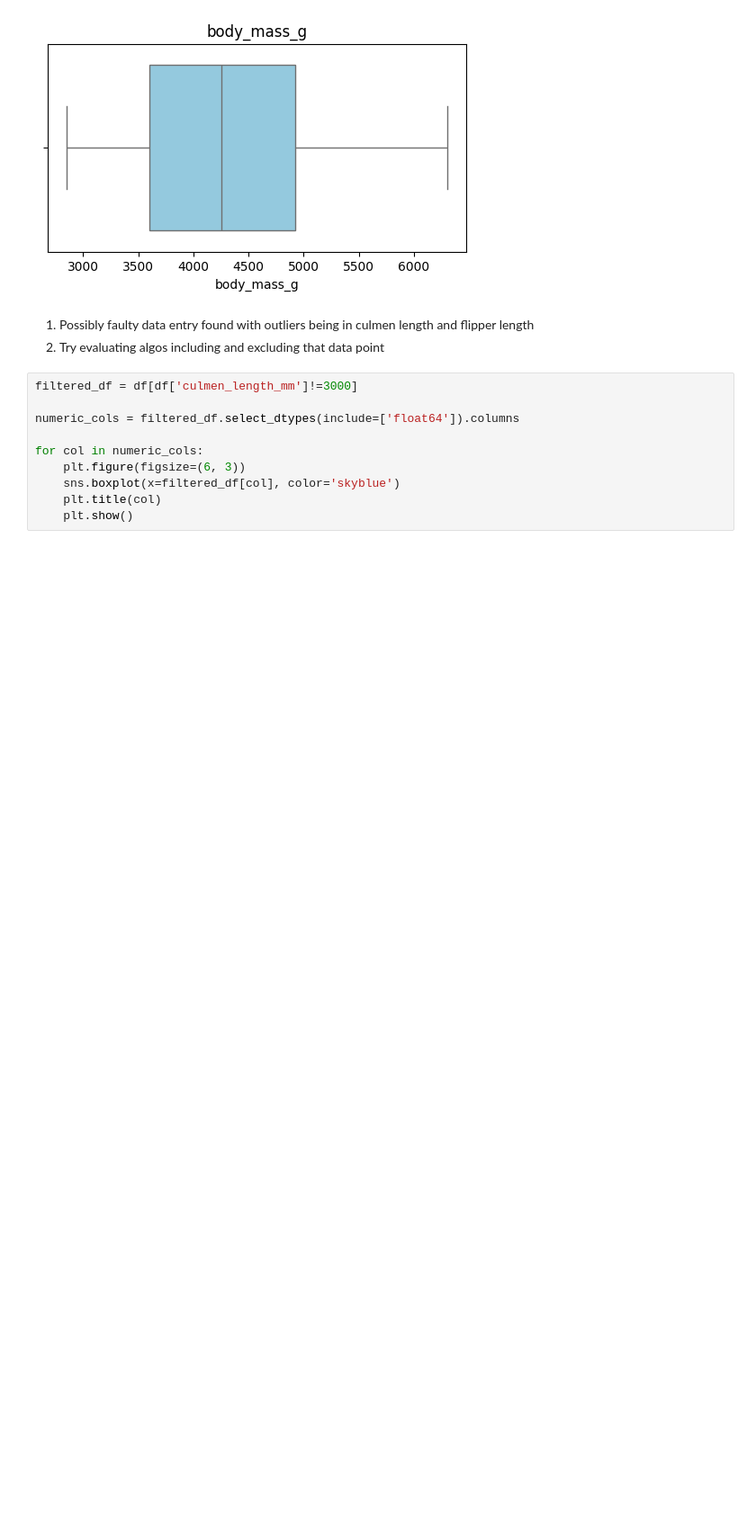
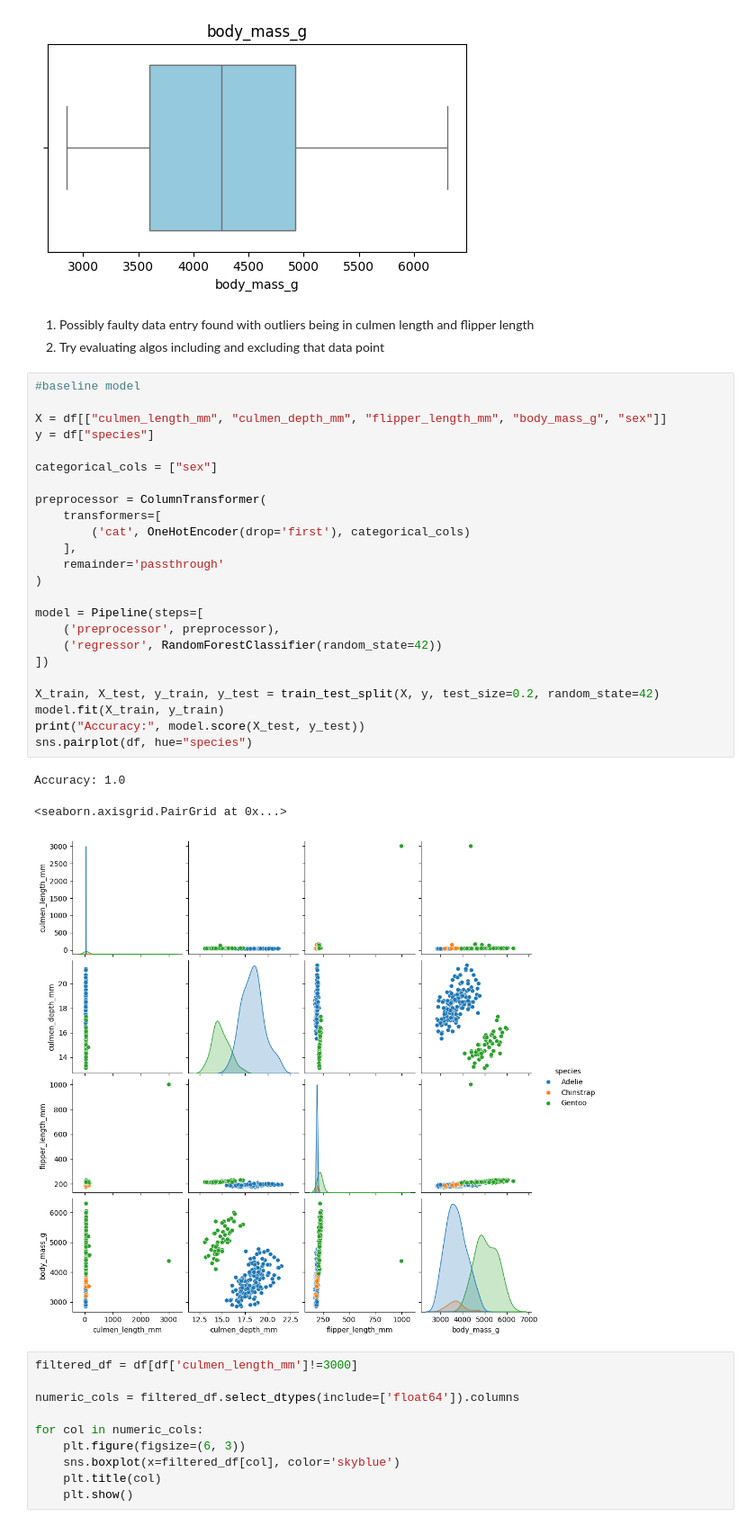
Before and after one commit to dxk0278/penguins, a Jupyter notebook: model.ipynb, the cells around one changed output. Shown: that part at 90% size. Drawn from its saved outputs; the diff is of its cells as text; blank space fills up the shorter version.

Commit message:
added visualizations, filtered data, and trained more models

```diff
--- a/model.ipynb
+++ b/model.ipynb
@@ -79,6 +67,34 @@ for col in numeric_cols:
 # %% [markdown]
 1. Possibly faulty data entry found with outliers being in culmen length and flipper length
 2. Try evaluating algos including and excluding that data point
+# %%
+#baseline model
+
+X = df[["culmen_length_mm", "culmen_depth_mm", "flipper_length_mm", "body_mass_g", "sex"]]
+y = df["species"]
+
+categorical_cols = ["sex"]
+
+preprocessor = ColumnTransformer(
+    transformers=[
+        ('cat', OneHotEncoder(drop='first'), categorical_cols)
+    ],
+    remainder='passthrough'
+)
+
+model = Pipeline(steps=[
+    ('preprocessor', preprocessor),
+    ('regressor', RandomForestClassifier(random_state=42))
+])
+
+X_train, X_test, y_train, y_test = train_test_split(X, y, test_size=0.2, random_state=42)
+model.fit(X_train, y_train)
+print("Accuracy:", model.score(X_test, y_test))
+sns.pairplot(df, hue="species")
+# %% [output]
+Accuracy: 1.0
+<seaborn.axisgrid.PairGrid at 0x...>
+[figure, added]
 # %%
 filtered_df = df[df['culmen_length_mm']!=3000]
 
```
Also changed, not shown: parts of 9 cells of this notebook.
